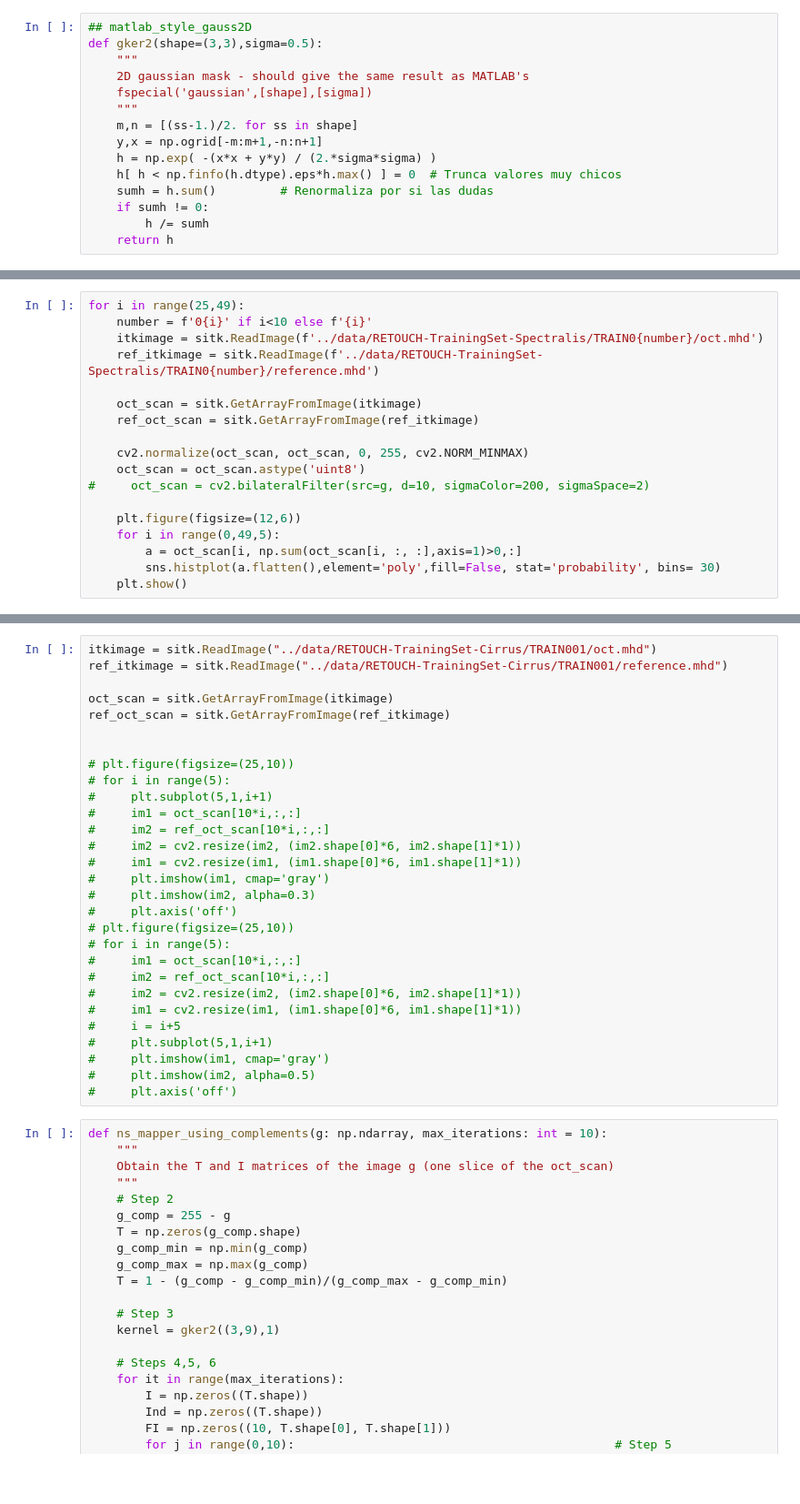
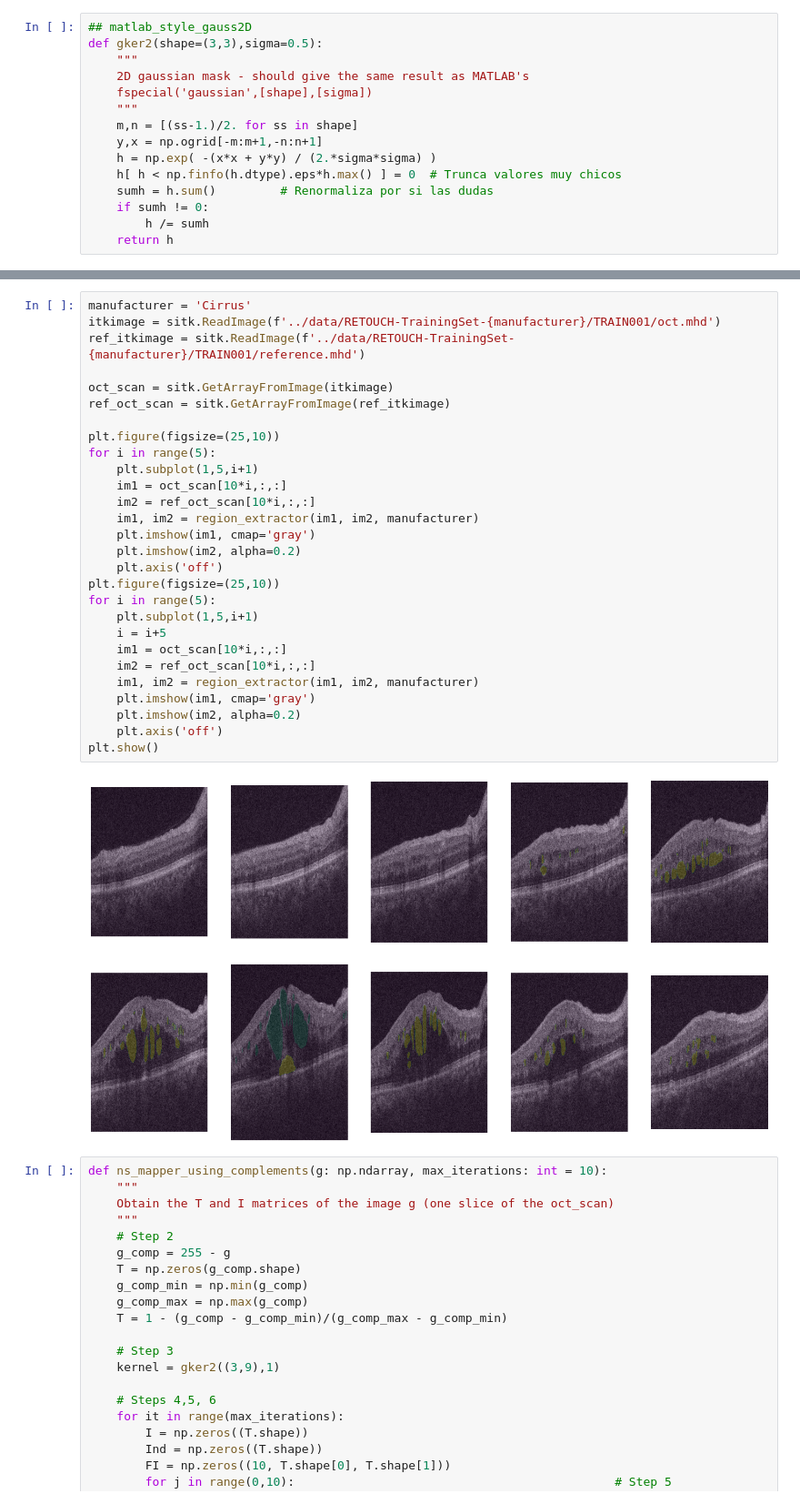
Before and after one commit to joaco18/image-processing-project, a Jupyter notebook: exploratory_notebooks/Rashno2017.ipynb, the cells around one changed output, grey strips where cells are left out. Shown at 91% size. Drawn from its saved outputs; the diff is of its cells as text; blank space fills up the shorter version.

```diff
--- a/exploratory_notebooks/Rashno2017.ipynb
+++ b/exploratory_notebooks/Rashno2017.ipynb
@@ -150,18 +125,0 @@ def region_extractor(image):
-# %%
-for i in range(25,49):
-    number = f'0{i}' if i<10 else f'{i}'
-    itkimage = sitk.ReadImage(f'../data/RETOUCH-TrainingSet-Spectralis/TRAIN0{number}/oct.mhd')
-    ref_itkimage = sitk.ReadImage(f'../data/RETOUCH-TrainingSet-Spectralis/TRAIN0{number}/reference.mhd')
-
-    oct_scan = sitk.GetArrayFromImage(itkimage)
-    ref_oct_scan = sitk.GetArrayFromImage(ref_itkimage)
-
-    cv2.normalize(oct_scan, oct_scan, 0, 255, cv2.NORM_MINMAX)
-    oct_scan = oct_scan.astype('uint8')
-#     oct_scan = cv2.bilateralFilter(src=g, d=10, sigmaColor=200, sigmaSpace=2)
-
-    plt.figure(figsize=(12,6))
-    for i in range(0,49,5):
-        a = oct_scan[i, np.sum(oct_scan[i, :, :],axis=1)>0,:]
-        sns.histplot(a.flatten(),element='poly',fill=False, stat='probability', bins= 30)
-    plt.show()
@@ -182,32 +157,34 @@ for i in range(25,49):
 # %%
-itkimage = sitk.ReadImage("../data/RETOUCH-TrainingSet-Cirrus/TRAIN001/oct.mhd")
-ref_itkimage = sitk.ReadImage("../data/RETOUCH-TrainingSet-Cirrus/TRAIN001/reference.mhd")
+manufacturer = 'Cirrus'
+itkimage = sitk.ReadImage(f'../data/RETOUCH-TrainingSet-{manufacturer}/TRAIN001/oct.mhd')
+ref_itkimage = sitk.ReadImage(f'../data/RETOUCH-TrainingSet-{manufacturer}/TRAIN001/reference.mhd')
 
 oct_scan = sitk.GetArrayFromImage(itkimage)
 ref_oct_scan = sitk.GetArrayFromImage(ref_itkimage)
 
-
-# plt.figure(figsize=(25,10))
-# for i in range(5):
-#     plt.subplot(5,1,i+1)
-#     im1 = oct_scan[10*i,:,:]
-#     im2 = ref_oct_scan[10*i,:,:]
-#     im2 = cv2.resize(im2, (im2.shape[0]*6, im2.shape[1]*1))
-#     im1 = cv2.resize(im1, (im1.shape[0]*6, im1.shape[1]*1))
-#     plt.imshow(im1, cmap='gray')
-#     plt.imshow(im2, alpha=0.3)
-#     plt.axis('off')
-# plt.figure(figsize=(25,10))
-# for i in range(5):
-#     im1 = oct_scan[10*i,:,:]
-#     im2 = ref_oct_scan[10*i,:,:]
-#     im2 = cv2.resize(im2, (im2.shape[0]*6, im2.shape[1]*1))
-#     im1 = cv2.resize(im1, (im1.shape[0]*6, im1.shape[1]*1))
-#     i = i+5
-#     plt.subplot(5,1,i+1)
-#     plt.imshow(im1, cmap='gray')
-#     plt.imshow(im2, alpha=0.5)
-#     plt.axis('off')
+plt.figure(figsize=(25,10))
+for i in range(5):
+    plt.subplot(1,5,i+1)
+    im1 = oct_scan[10*i,:,:]
+    im2 = ref_oct_scan[10*i,:,:]
+    im1, im2 = region_extractor(im1, im2, manufacturer)
+    plt.imshow(im1, cmap='gray')
+    plt.imshow(im2, alpha=0.2)
+    plt.axis('off')
+plt.figure(figsize=(25,10))
+for i in range(5):
+    plt.subplot(1,5,i+1)
+    i = i+5
+    im1 = oct_scan[10*i,:,:]
+    im2 = ref_oct_scan[10*i,:,:]
+    im1, im2 = region_extractor(im1, im2, manufacturer)
+    plt.imshow(im1, cmap='gray')
+    plt.imshow(im2, alpha=0.2)
+    plt.axis('off')
+plt.show()
+# %% [output]
+[figure, added]
+[figure, added]
 # %%
 def ns_mapper_using_complements(g: np.ndarray, max_iterations: int = 10):
     """
```
Also changed, not shown: parts of 26 cells of this notebook.
